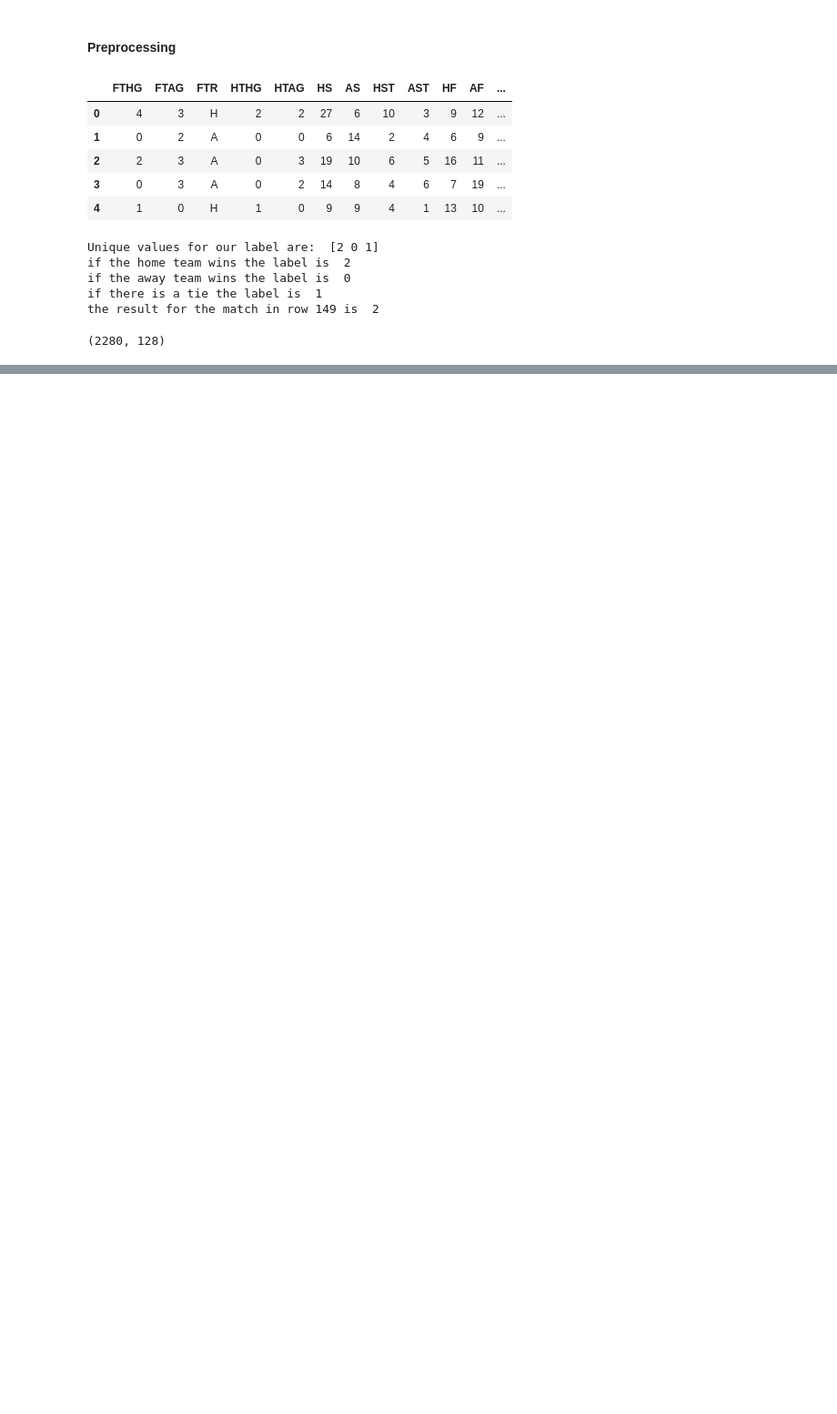
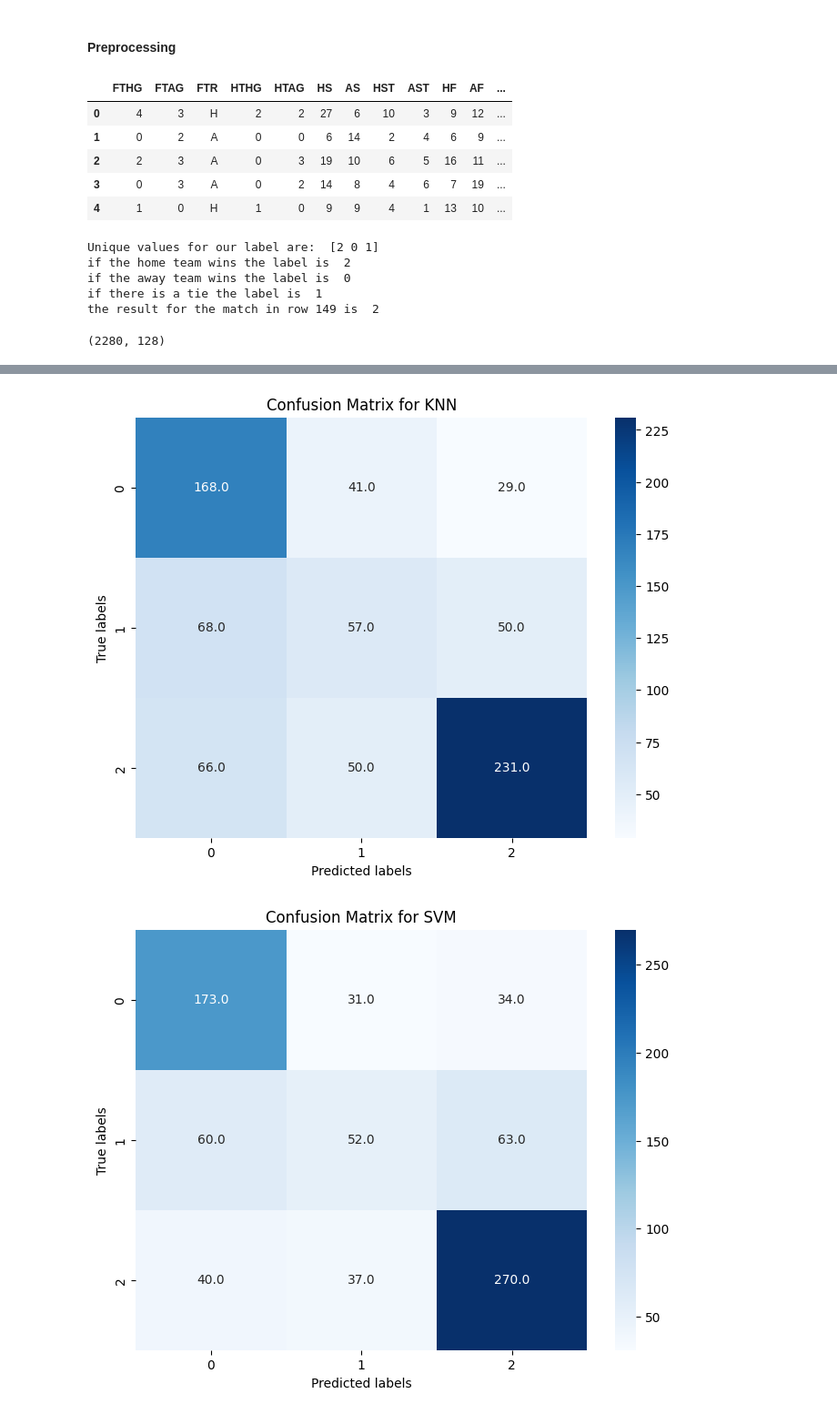
Before and after one commit to mathewsjoyy/Project_Code_Year3, a Jupyter notebook: Code/project.ipynb, the cells around one changed output, grey strips where cells are left out. Shown at 91% size. Saved outputs shown, nothing was run; the diff lists cells and outputs as text; code cells hidden in the pictures; blank space fills up the shorter version.

```diff
--- a/Code/project.ipynb
+++ b/Code/project.ipynb
@@ -718,0 +717,23 @@ Naive Bayes  :  0.5599999999999999
+# %%
+from sklearn.metrics import confusion_matrix
+
+plt.rcParams["figure.figsize"] = (8,6)
+
+for model_name, model in models.items():
+
+    # Produce a confusion matrix for the final model
+    conf_matrix = confusion_matrix(y_test, model.predict(X_test))
+
+    # Plot the confusion matrix
+    sns.heatmap(conf_matrix, annot=True, cmap='Blues', fmt='.1f')
+
+    # Set our x, y labels and title
+    plt.xlabel('Predicted labels')
+    plt.ylabel('True labels')
+    plt.title(f'Confusion Matrix for {model_name}')
+
+    # Display the plot
+    plt.show()
+# %% [output]
+[figure, added]
+[figure, added]
```
Also changed, not shown: parts of 14 cells of this notebook.
